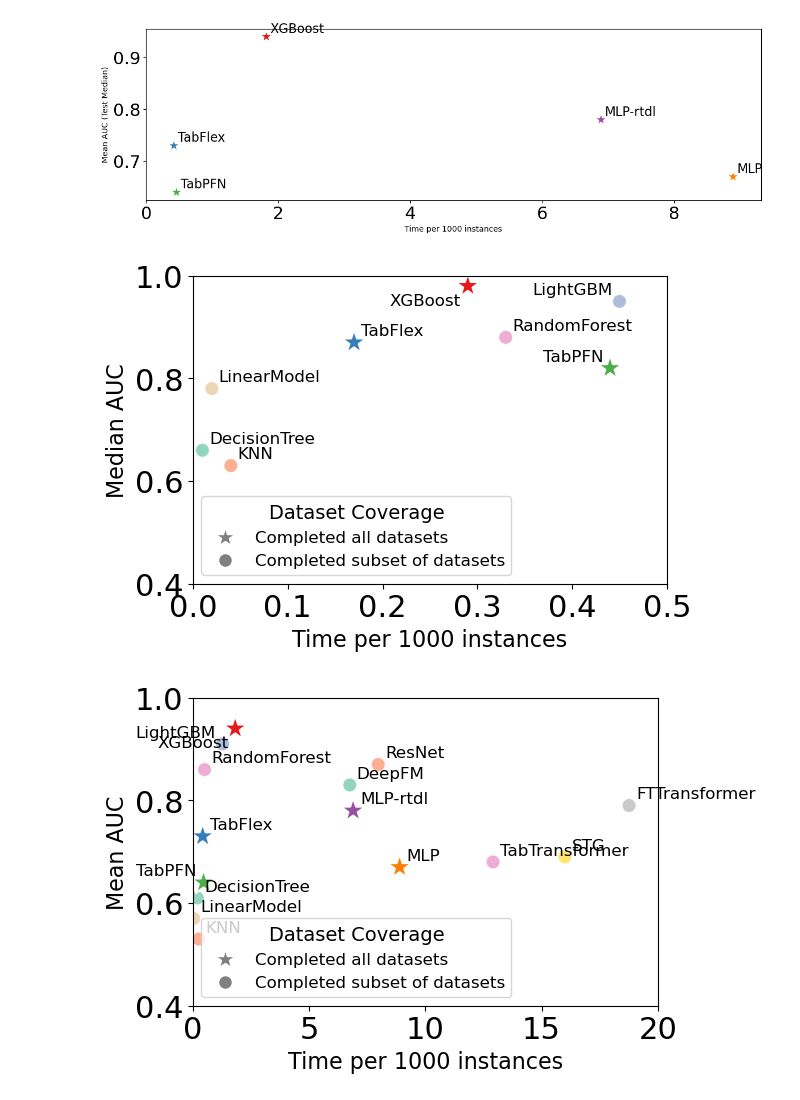
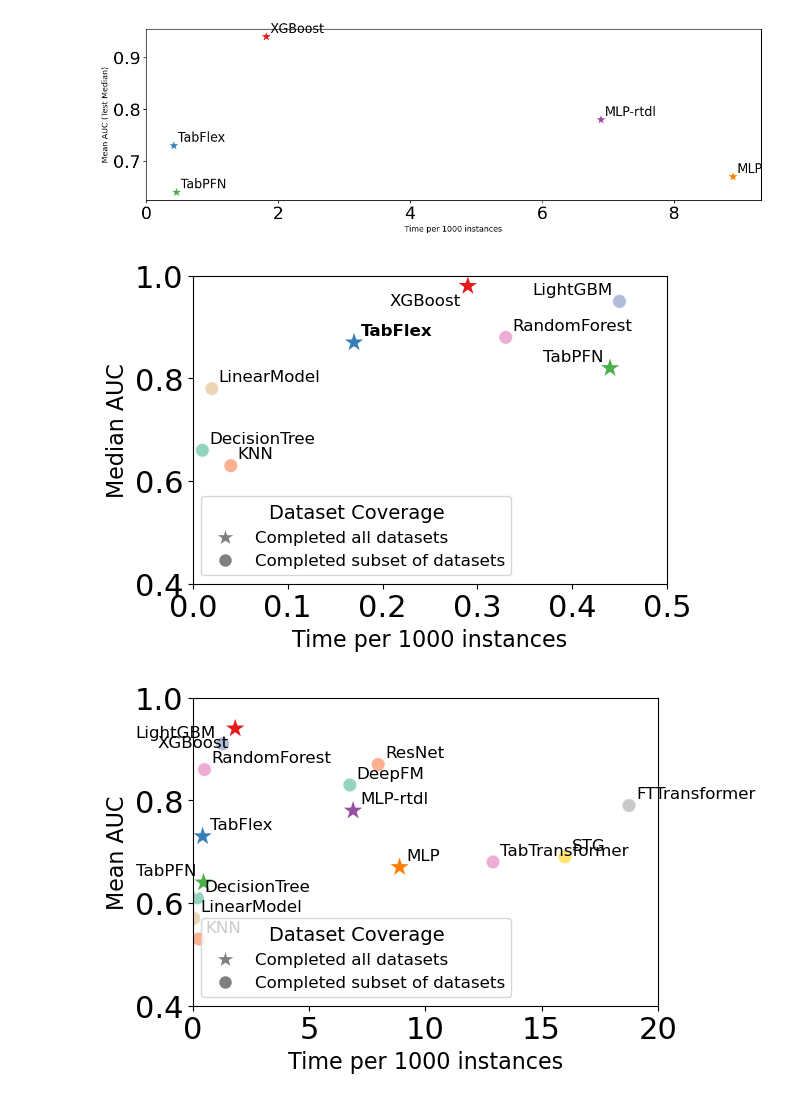
Before and after one commit to yzeng58/tabzilla, a Jupyter notebook: results_viz/2-performance-rankings.ipynb, the cells around one changed output. Saved outputs shown, nothing was run; the diff lists cells and outputs as text; code cells hidden in the pictures.

```diff
--- a/results_viz/2-performance-rankings.ipynb
+++ b/results_viz/2-performance-rankings.ipynb
@@ -332,34 +332,37 @@ sns.scatterplot(data=plot_data[plot_data['Count'] == 36],
 plt.xlabel('Time per 1000 instances', fontsize=16)
 plt.ylabel('Median AUC', fontsize=16)
 plt.ylim(0.4, 1)
 plt.xlim(0, .5)
 
 # Add labels for each point
 for _, row in plot_data.iterrows():
     if row['Algorithm'] == 'XGBoost':
         plt.annotate(row['Algorithm'], (row['Time'], row['AUC']),
                      xytext=(-5, -5), textcoords='offset points', fontsize=12, ha='right', va='top')
     elif row['Algorithm'] in ['TabPFN', 'LightGBM']:
         plt.annotate(row['Algorithm'], (row['Time'], row['AUC']),
                      xytext=(-5, 5), textcoords='offset points', fontsize=12, ha='right')
+    elif row['Algorithm'] == 'TabFlex':
+        plt.annotate(row['Algorithm'], (row['Time'], row['AUC']),
+                     xytext=(5, 5), textcoords='offset points', fontsize=12, fontweight='bold')
     else:
         plt.annotate(row['Algorithm'], (row['Time'], row['AUC']),
                      xytext=(5, 5), textcoords='offset points', fontsize=12)
 
 # Adjust legend
 # Create custom legend handles
 legend_elements = [
     plt.Line2D([0], [0], marker='*', color='w', label='Completed all datasets',
                markerfacecolor='gray', markersize=15),
     plt.Line2D([0], [0], marker='o', color='w', label='Completed subset of datasets',
                markerfacecolor='gray', markersize=10)
 ]
 
 plt.legend(handles=legend_elements, title='Dataset Coverage', title_fontsize=14, fontsize=12)
 
 plt.savefig(f"{root_dir}/figures/table4.pdf")
 # %% [output]
-[figure, old version]
+[figure, new version]
 # %%
 plt.rc('xtick', labelsize=22)
 plt.rc('ytick', labelsize=22)
```
Also changed, not shown: 12 other files.
